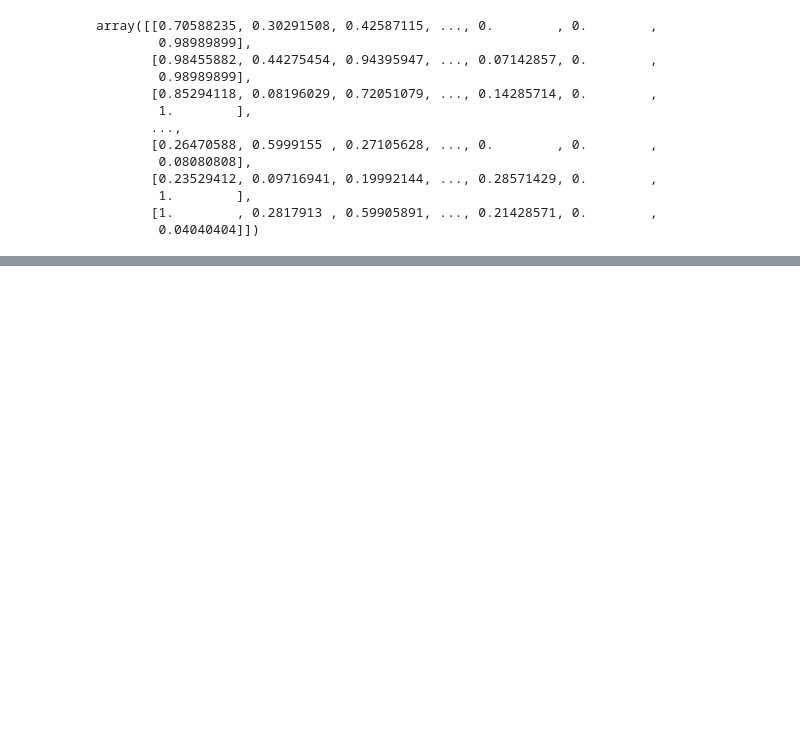
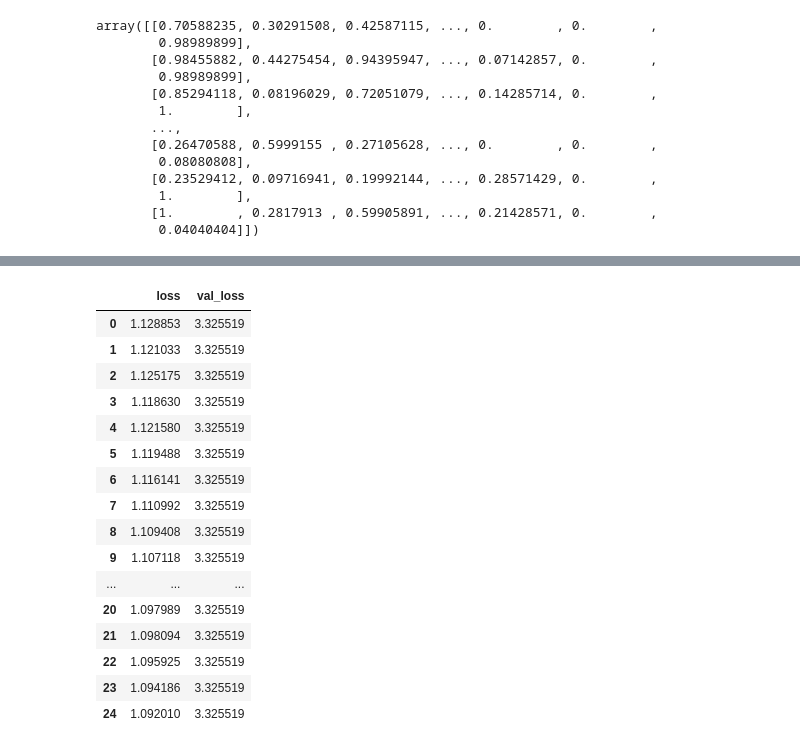
Before and after one commit to shivanipriya89/practicetensor, a Jupyter notebook: thekeras.ipynb, the cells around one changed output, grey strips where cells are left out. Cells and saved outputs as stored; diff of their text form; code cells hidden in the pictures; blank space fills up the shorter version.

```diff
--- a/thekeras.ipynb
+++ b/thekeras.ipynb
@@ -3858,0 +3896,20 @@ Epoch 25/25
+# %%
+model_history # Data Frame of model history
+# %% [output]
+|  | loss | val_loss |
+| 0 | 1.128853 | 3.325519 |
+| 1 | 1.121033 | 3.325519 |
+| 2 | 1.125175 | 3.325519 |
+| 3 | 1.118630 | 3.325519 |
+| 4 | 1.121580 | 3.325519 |
+| 5 | 1.119488 | 3.325519 |
+| 6 | 1.116141 | 3.325519 |
+| 7 | 1.110992 | 3.325519 |
+| 8 | 1.109408 | 3.325519 |
+| 9 | 1.107118 | 3.325519 |
+| ... | ... | ... |
+| 20 | 1.097989 | 3.325519 |
+| 21 | 1.098094 | 3.325519 |
+| 22 | 1.095925 | 3.325519 |
+| 23 | 1.094186 | 3.325519 |
+| 24 | 1.092010 | 3.325519 |
```
Also changed, not shown: parts of 23 cells of this notebook.
